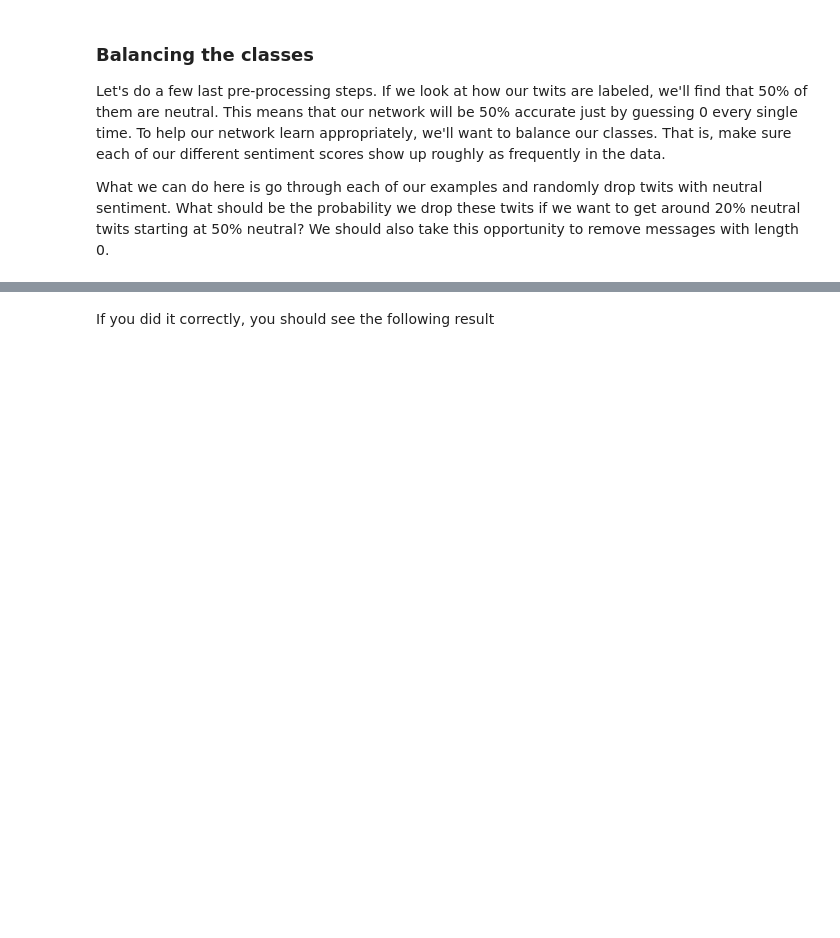
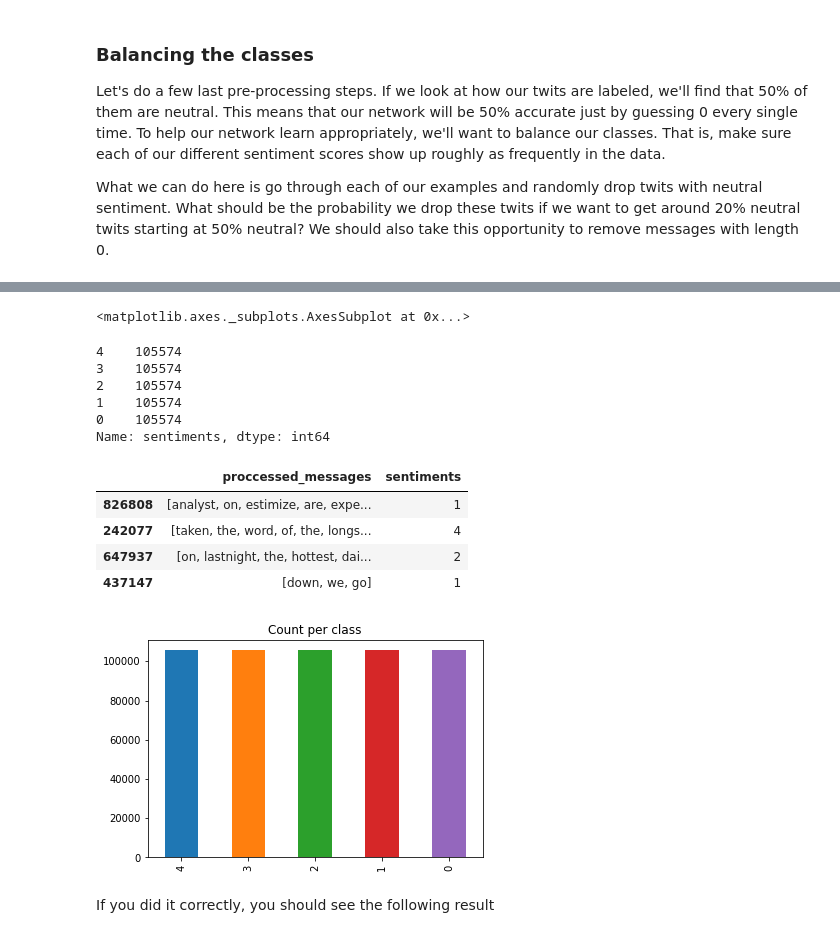
Before and after one commit to Echo9k/nd880-AI_for_Trading, a Jupyter notebook: AI_algorithms_in_trading/project_6_starter.ipynb, the cells around one changed output, grey strips where cells are left out. Cells and saved outputs as stored; diff of their text form; code cells hidden in the pictures; blank space fills up the shorter version.

```diff
--- a/AI_algorithms_in_trading/project_6_starter.ipynb
+++ b/AI_algorithms_in_trading/project_6_starter.ipynb
@@ -223,7 +235,7 @@ N_examples = len(sentiments)
 keep_prob = (N_examples - n_neutral)/4/n_neutral
 
 for idx, sentiment in enumerate(sentiments):
-    message = filtered[idx]
+    message = proccessed_messages[idx]
     if len(message) == 0:
         # skip this message because it has length zero
         continue
@@ -232,0 +267,27 @@ for idx, sentiment in enumerate(sentiments):
+# %%
+def balance(df, sentiment, size):
+    sentiment_df = df[df.sentiments==sentiment]
+    return resample(sentiment_df, n_samples=sample_size, replace=True, random_state=0)
+
+balanced_df = pd.concat([balance(message_sentiment_df, sentiment, sample_size) for sentiment in set(sentiments)])
+val_counts = balanced_df.sentiments.value_counts()
+sample_size=int(min(val_counts)*0.8)
+
+display(val_counts.plot(kind='bar', title='Count per class'),
+        val_counts)
+
+balanced_df.sample(4)
+# %% [output]
+<matplotlib.axes._subplots.AxesSubplot at 0x...>
+4    105574
+3    105574
+2    105574
+1    105574
+0    105574
+Name: sentiments, dtype: int64
+|  | proccessed_messages | sentiments |
+| 826808 | [analyst, on, estimize, are, expe... | 1 |
+| 242077 | [taken, the, word, of, the, longs... | 4 |
+| 647937 | [on, lastnight, the, hottest, dai... | 2 |
+| 437147 | [down, we, go] | 1 |
+[figure, added]
```
Also changed, not shown: parts of 18 cells of this notebook.
